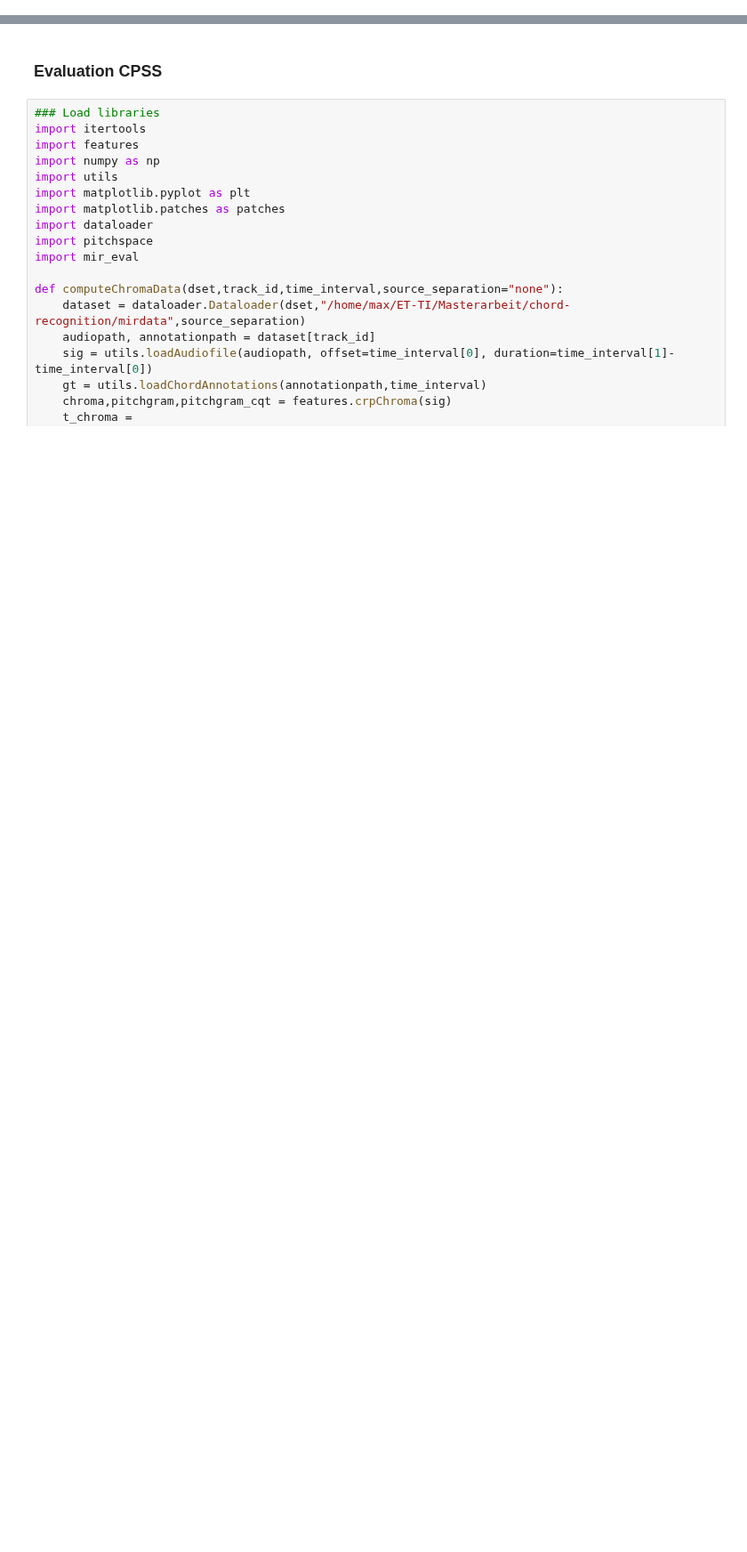
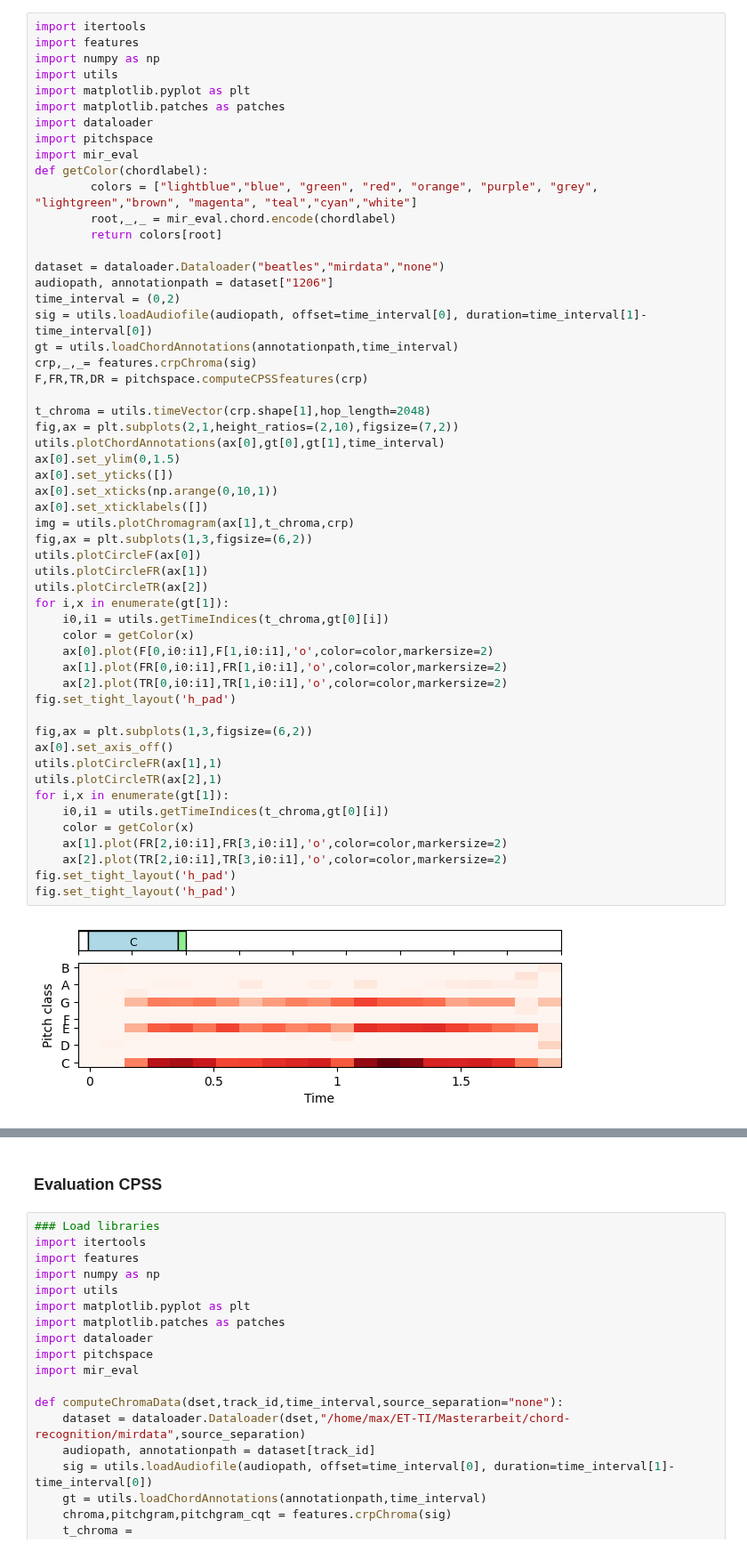
Before and after one commit to Maushax-jpg/chord-recognition, a Jupyter notebook: cpss.ipynb, the cells around one changed output, grey strips where cells are left out. Shown at 89% size. Drawn from its saved outputs; the diff is of its cells as text; blank space fills up the shorter version.

```diff
--- a/cpss.ipynb
+++ b/cpss.ipynb
@@ -0,0 +3,56 @@
+# %%
+import itertools
+import features
+import numpy as np
+import utils
+import matplotlib.pyplot as plt
+import matplotlib.patches as patches
+import dataloader
+import pitchspace
+import mir_eval
+def getColor(chordlabel):
+        colors = ["lightblue","blue", "green", "red", "orange", "purple", "grey", "lightgreen","brown", "magenta", "teal","cyan","white"]
+        root,_,_ = mir_eval.chord.encode(chordlabel)
+        return colors[root]
+
+dataset = dataloader.Dataloader("beatles","mirdata","none")
+audiopath, annotationpath = dataset["1206"]
+time_interval = (0,2)
+sig = utils.loadAudiofile(audiopath, offset=time_interval[0], duration=time_interval[1]-time_interval[0])
+gt = utils.loadChordAnnotations(annotationpath,time_interval)
+crp,_,_= features.crpChroma(sig)
+F,FR,TR,DR = pitchspace.computeCPSSfeatures(crp)
+
+t_chroma = utils.timeVector(crp.shape[1],hop_length=2048)
+fig,ax = plt.subplots(2,1,height_ratios=(2,10),figsize=(7,2))
+utils.plotChordAnnotations(ax[0],gt[0],gt[1],time_interval)
+ax[0].set_ylim(0,1.5)
+ax[0].set_yticks([])
+ax[0].set_xticks(np.arange(0,10,1))
+ax[0].set_xticklabels([])
+img = utils.plotChromagram(ax[1],t_chroma,crp)
+fig,ax = plt.subplots(1,3,figsize=(6,2))
+utils.plotCircleF(ax[0])
+utils.plotCircleFR(ax[1])
+utils.plotCircleTR(ax[2])
+for i,x in enumerate(gt[1]):
+    i0,i1 = utils.getTimeIndices(t_chroma,gt[0][i])
+    color = getColor(x)
+    ax[0].plot(F[0,i0:i1],F[1,i0:i1],'o',color=color,markersize=2)
+    ax[1].plot(FR[0,i0:i1],FR[1,i0:i1],'o',color=color,markersize=2)
+    ax[2].plot(TR[0,i0:i1],TR[1,i0:i1],'o',color=color,markersize=2)
+fig.set_tight_layout('h_pad')
+
+fig,ax = plt.subplots(1,3,figsize=(6,2))
+ax[0].set_axis_off()
+utils.plotCircleFR(ax[1],1)
+utils.plotCircleTR(ax[2],1)
+for i,x in enumerate(gt[1]):
+    i0,i1 = utils.getTimeIndices(t_chroma,gt[0][i])
+    color = getColor(x)
+    ax[1].plot(FR[2,i0:i1],FR[3,i0:i1],'o',color=color,markersize=2)
+    ax[2].plot(TR[2,i0:i1],TR[3,i0:i1],'o',color=color,markersize=2)
+fig.set_tight_layout('h_pad')
+fig.set_tight_layout('h_pad')
+# %% [output]
+[figure, added]
```
Also changed, not shown: parts of 4 cells of this notebook, 1 other file.
